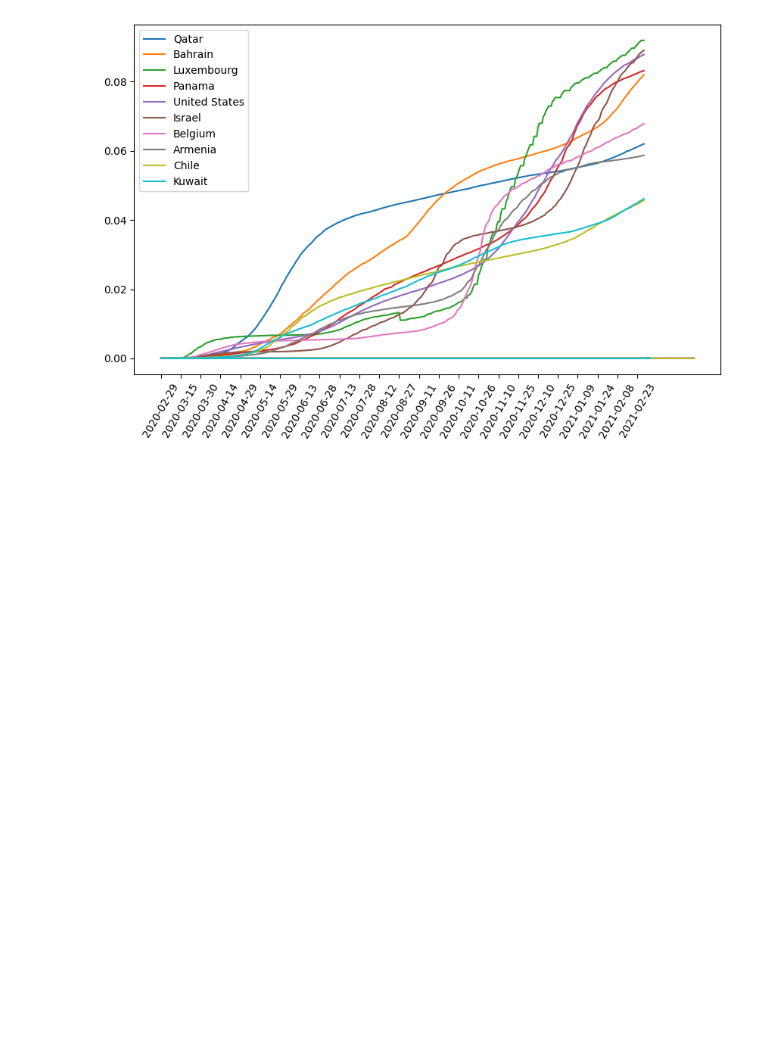
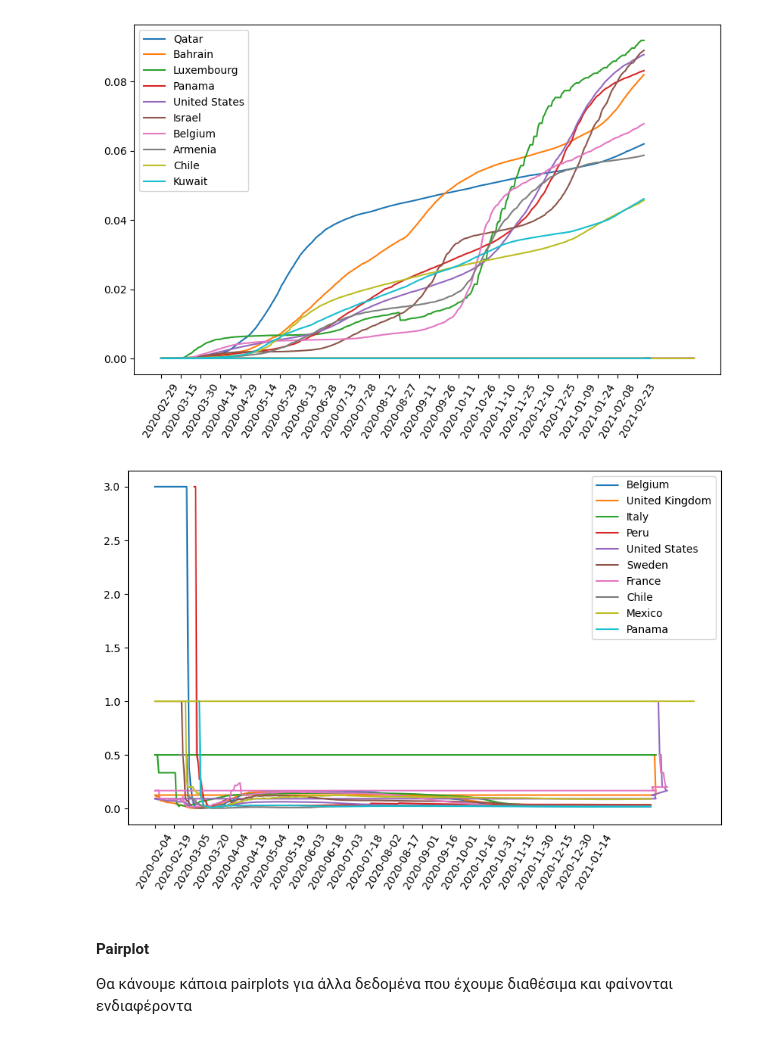
Before and after one commit to iloudaros/CoVID-Findings-Project, a Jupyter notebook: CoVID19_findings.ipynb, the cells around one changed output. Cells and saved outputs as stored; diff of their text form; code cells hidden in the pictures; blank space fills up the shorter version.

```diff
--- a/CoVID19_findings.ipynb
+++ b/CoVID19_findings.ipynb
@@ -261,6 +238,20 @@ plt.legend()
 plt.show()
 # %% [output]
 [figure]
+# %%
+plt.figure(figsize=(10,6))
+for country in countries_sorted_by_deaths[0:10]:
+    country_data = dataset[dataset['Entity'] == country]
+    plt.plot(country_data['Date'], country_data['Deaths']/country_data['Cases'], label=country)
+    n = 15  # Display every 5th label
+    plt.xticks(range(0, len(country_data['Cases']), n), rotation=60)
+plt.legend()
+plt.show()
+# %% [output]
+[figure, added]
+# %% [markdown]
+#### Pairplot
+Θα κάνουμε κάποια pairplots για άλλα δεδομένα που έχουμε διαθέσιμα και φαίνονται ενδιαφέροντα
 # %%
 # Create a copy of dataset with renamed columns for improved readability
 dataset_renamed = dataset.rename(columns={
```
Also changed, not shown: parts of 9 cells of this notebook, 8 other files.
